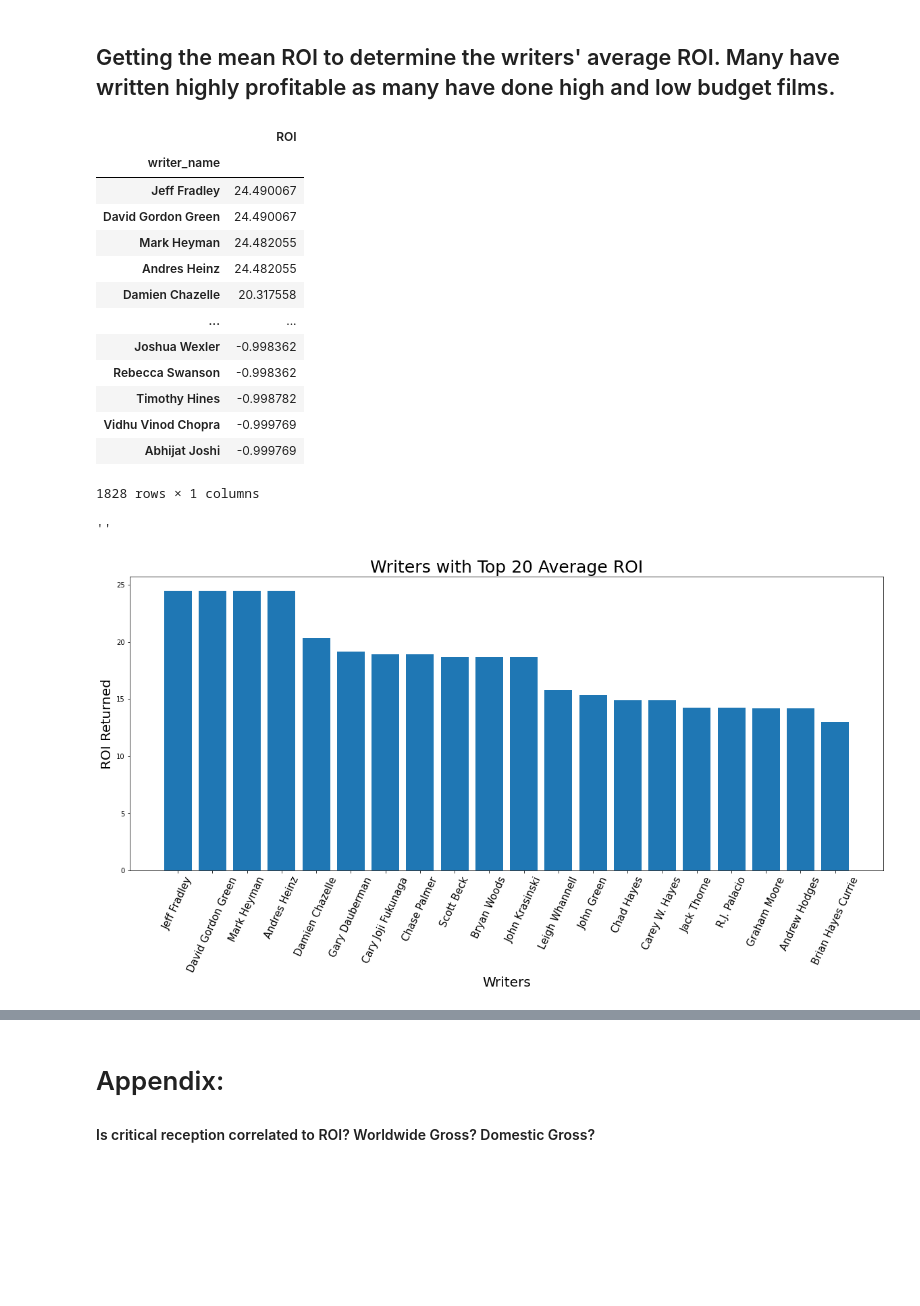
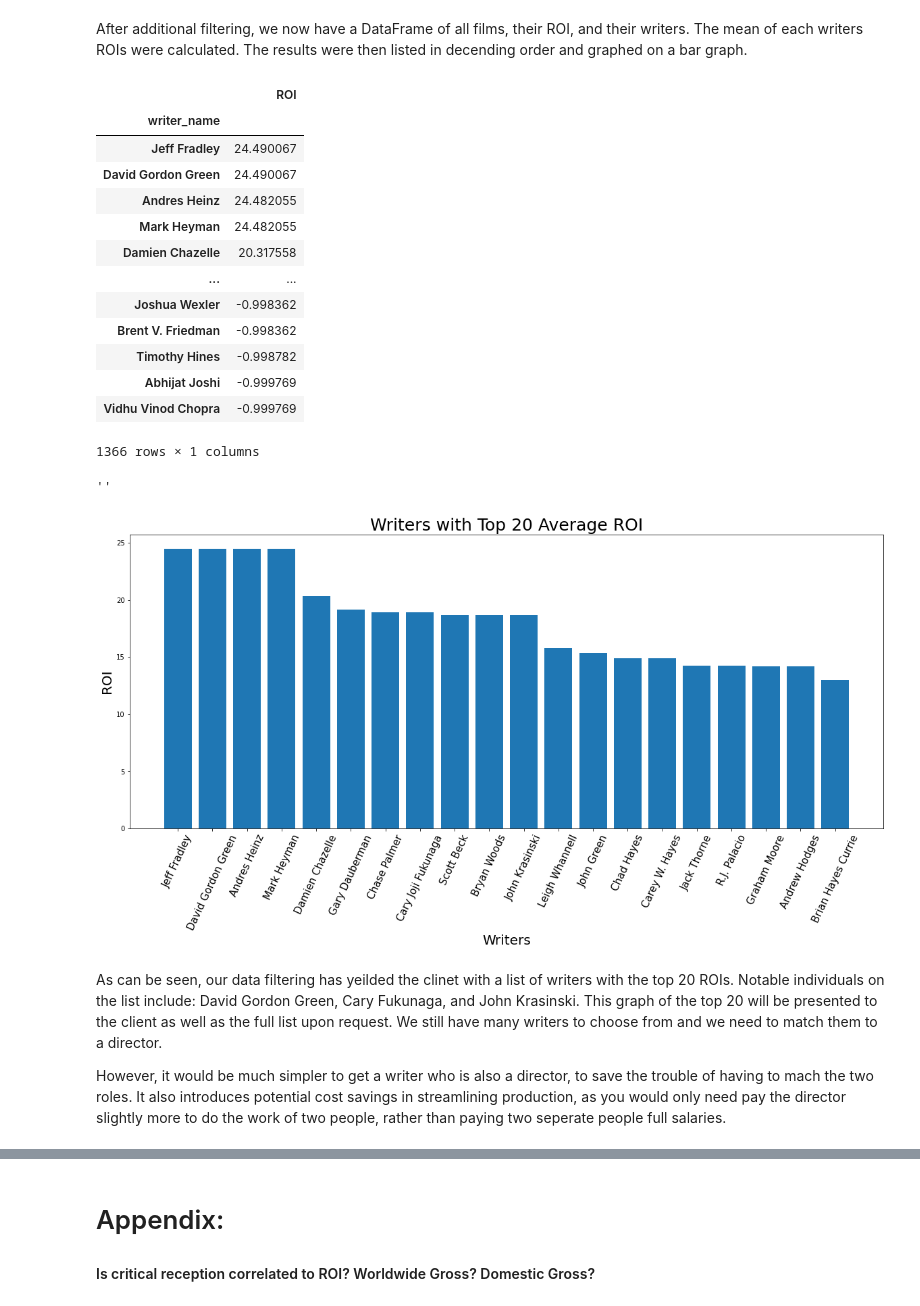
Before and after one commit to soohojp/Phase-1-Project-Best-Team-, a Jupyter notebook: goal_2.ipynb, the cells around one changed output, grey strips where cells are left out. Cells and saved outputs as stored; diff of their text form; code cells hidden in the pictures; blank space fills up the shorter version.

```diff
--- a/goal_2.ipynb
+++ b/goal_2.ipynb
@@ -7,19 +16,15 @@ from matplotlib import pyplot as plt
 # %%
-tn_movie = pd.read_csv('zippedData/tn.movie_budgets.csv.gz')
-
-
-
 tn_movie = pd.read_csv('zippedData/tn.movie_budgets.csv.gz')
 tn_movie
 
-# remove all $ and commas for domestic gross, worldwide gross, and production budget
+#Remove all $ and commas for domestic gross, worldwide gross, and production budget
 
 tn_movie["production_budget"]=tn_movie["production_budget"].map(lambda x: int(x.replace(',', '').replace('$', '')))
 tn_movie["domestic_gross"]=tn_movie["domestic_gross"].map(lambda x: int(x.replace(',', '').replace('$', '')))
 tn_movie["worldwide_gross"]=tn_movie["worldwide_gross"].map(lambda x: int(x.replace(',', '').replace('$', '')))
 
 
-#Add ROI column
+#Add ROI column - defined as (worldwide_gross - budget)/(worldwide_gross)
 tn_movie["ROI"]= (tn_movie["worldwide_gross"]- tn_movie["production_budget"])/    \
          tn_movie["production_budget"]
 
@@ -27,7 +32,7 @@ tn_movie["ROI"]= (tn_movie["worldwide_gross"]- tn_movie["production_budget"])/
 
 tn_movie["start_year"] = tn_movie["release_date"].map(lambda x: int(x[-4:]))
 
-#eliminate any worldwide gross columns that = 0
+#Eliminate any worldwide gross columns that = 0
 
 tn_movie = tn_movie [tn_movie .worldwide_gross != 0]
 
@@ -155,10 +185,9 @@ writers = writers.drop_duplicates()
 # %%
-w_info_all = pd.merge(left= imdb_basics, right = writers, how = "inner", left_on=["movie", "start_year"],\
-                  right_on=["title", "start_year"])
 
-#Filter out the dead and lower - mid budget (less than $10 mil)
-wia = w_info_all[(w_info_all["dead"].isna()) & (w_info_all["production_budget"]>= 10000000)]
 
+#Filter out the dead and lower - mid budget (between $10 mil and $65 mil)
+wia = w_info_all[(w_info_all["dead"].isna()) & (w_info_all["production_budget"]>= 10000000) \
+                 & (w_info_all["production_budget"]<= 65000000)]
 #Give us the column we want
 wia2 = wia[["movie", "ROI", "writer_name"]]
 wia2.sort_values(by = ["ROI"], ascending = False)
@@ -179,5 +208,5 @@ wia2.sort_values(by = ["ROI"], ascending = False)
-# %% [markdown]
-## Getting the mean ROI to determine the writers' average ROI. Many have written highly profitable as many have done high and low budget films.
+# %% [markdown]
+After additional filtering, we now have a DataFrame of all films, their ROI, and their writers. The mean of each writers ROIs were calculated. The results were then listed in decending order and graphed on a bar graph.
 # %%
 w_roi = wia2.groupby(['writer_name']).mean().sort_values(by=["ROI"], ascending = False)
 w_roi
@@ -186,32 +215,36 @@ w_roi
 | writer_name |  |
 | Jeff Fradley | 24.490067 |
 | David Gordon Green | 24.490067 |
+| Andres Heinz | 24.482055 |
 | Mark Heyman | 24.482055 |
-| Andres Heinz | 24.482055 |
 | Damien Chazelle | 20.317558 |
 | ... | ... |
 | Joshua Wexler | -0.998362 |
-| Rebecca Swanson | -0.998362 |
+| Brent V. Friedman | -0.998362 |
 | Timothy Hines | -0.998782 |
+| Abhijat Joshi | -0.999769 |
 | Vidhu Vinod Chopra | -0.999769 |
-| Abhijat Joshi | -0.999769 |
-1828 rows × 1 columns
+1366 rows × 1 columns
 # %%
 fig, ax = plt.subplots(figsize = (20,8))
 
 w_roi2 = w_roi.head(20)  #
 
 ax.bar(
     x=w_roi2.index,
     height=w_roi2["ROI"]
 )
-ax.set(title = "Writers with Top 20 ROI", xlabel = "Writers", ylabel = "ROI Returned")
 plt.xticks(fontsize = 15, rotation = 65)
 ax.set_title("Writers with Top 20 Average ROI", fontsize = 25)
 ax.set_xlabel("Writers", fontsize =20)
-ax.set_ylabel("ROI Returned", fontsize =20)
+ax.set_ylabel("ROI", fontsize =20)
 # plt.savefig('writer_roi.png')
 ;
 # %% [output]
 ''
-[figure, old version]
+[figure, new version]
+# %% [markdown]
+As can be seen, our data filtering has yeilded the clinet with a list of writers with the top 20 ROIs. Notable individuals on the list include: David Gordon Green, Cary Fukunaga, and John Krasinski. This graph of the top 20 will be presented to the client as well as the full list upon request. We still have many writers to choose from and we need to match them to a director.
+
+
+However, it would be much simpler to get a writer who is also a director, to save the trouble of having to mach the two roles. It also introduces potential cost savings in streamlining production, as you would only need pay the director slightly more to do the work of two people, rather than paying two seperate people full salaries.
```
Also changed, not shown: parts of 47 cells of this notebook, 8 other files.
